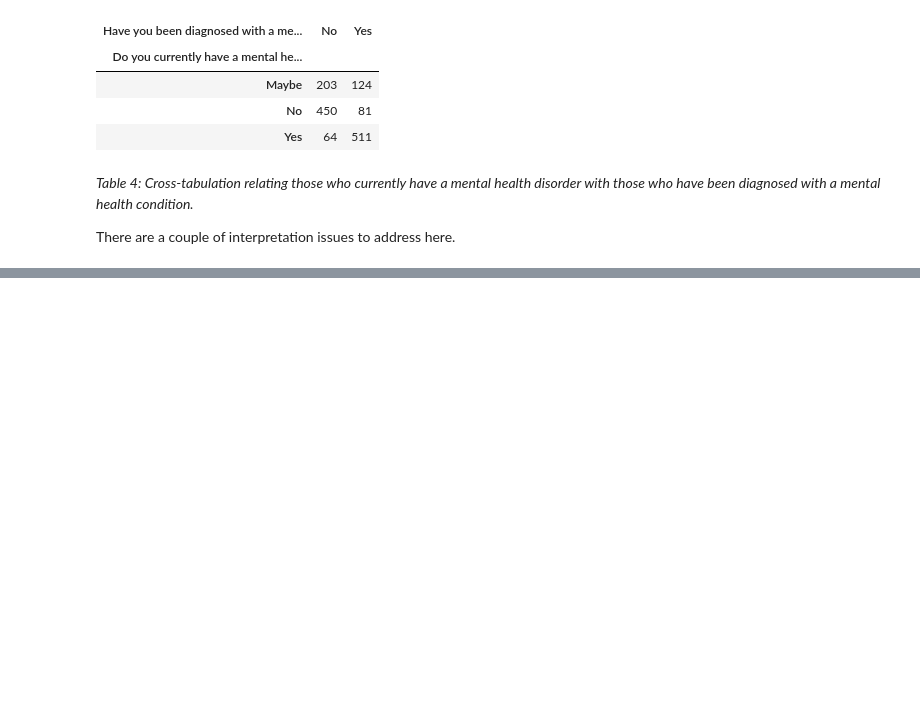
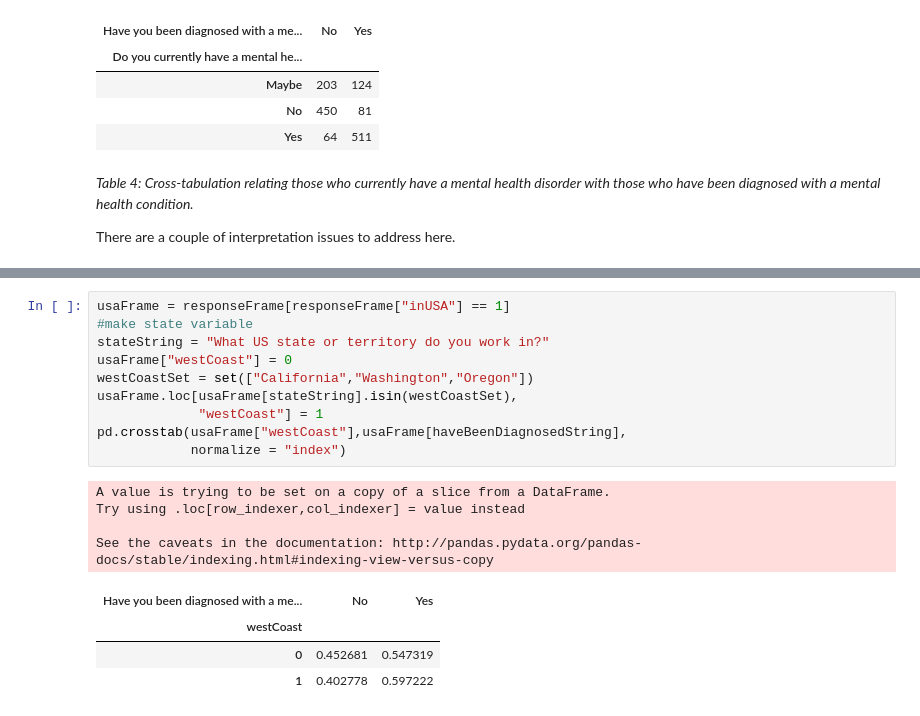
Before and after one commit to PLBMR/mentalHealthDataAnalysis, a Jupyter notebook: osmiMentalHealthInTech/analysis/exploratoryDataAnalysis.ipynb, the cells around one changed output, grey strips where cells are left out. Drawn from its saved outputs; the diff is of its cells as text; blank space fills up the shorter version.

```diff
--- a/osmiMentalHealthInTech/analysis/exploratoryDataAnalysis.ipynb
+++ b/osmiMentalHealthInTech/analysis/exploratoryDataAnalysis.ipynb
@@ -461,0 +480,19 @@ There are a couple of interpretation issues to address here.
+# %%
+usaFrame = responseFrame[responseFrame["inUSA"] == 1]
+#make state variable
+stateString = "What US state or territory do you work in?"
+usaFrame["westCoast"] = 0
+westCoastSet = set(["California","Washington","Oregon"])
+usaFrame.loc[usaFrame[stateString].isin(westCoastSet),
+             "westCoast"] = 1
+pd.crosstab(usaFrame["westCoast"],usaFrame[haveBeenDiagnosedString],
+            normalize = "index")
+# %% [output]
+A value is trying to be set on a copy of a slice from a DataFrame.
+Try using .loc[row_indexer,col_indexer] = value instead
+
+See the caveats in the documentation: http://pandas.pydata.org/pandas-docs/stable/indexing.html#indexing-view-versus-copy
+| Have you been diagnosed with a me... | No | Yes |
+| westCoast |  |  |
+| 0 | 0.452681 | 0.547319 |
+| 1 | 0.402778 | 0.597222 |
```
Also changed, not shown: parts of 10 cells of this notebook.
